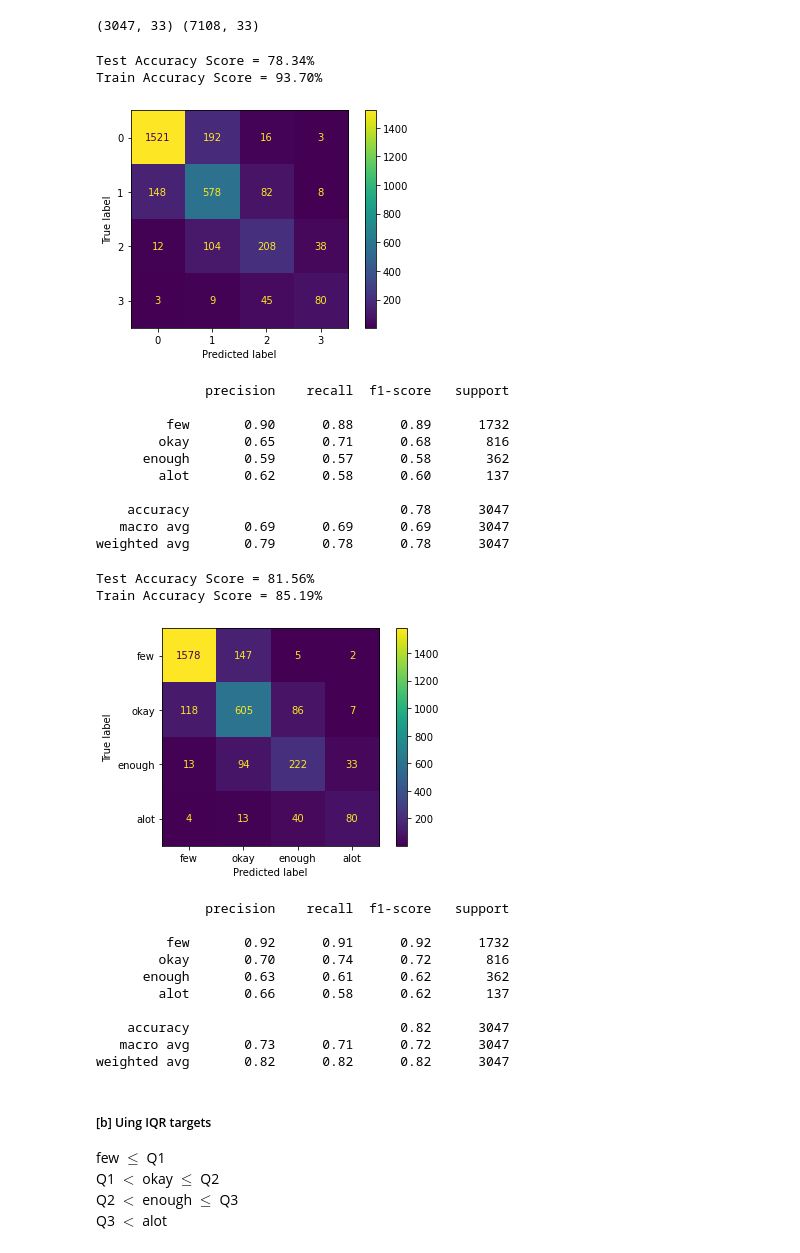
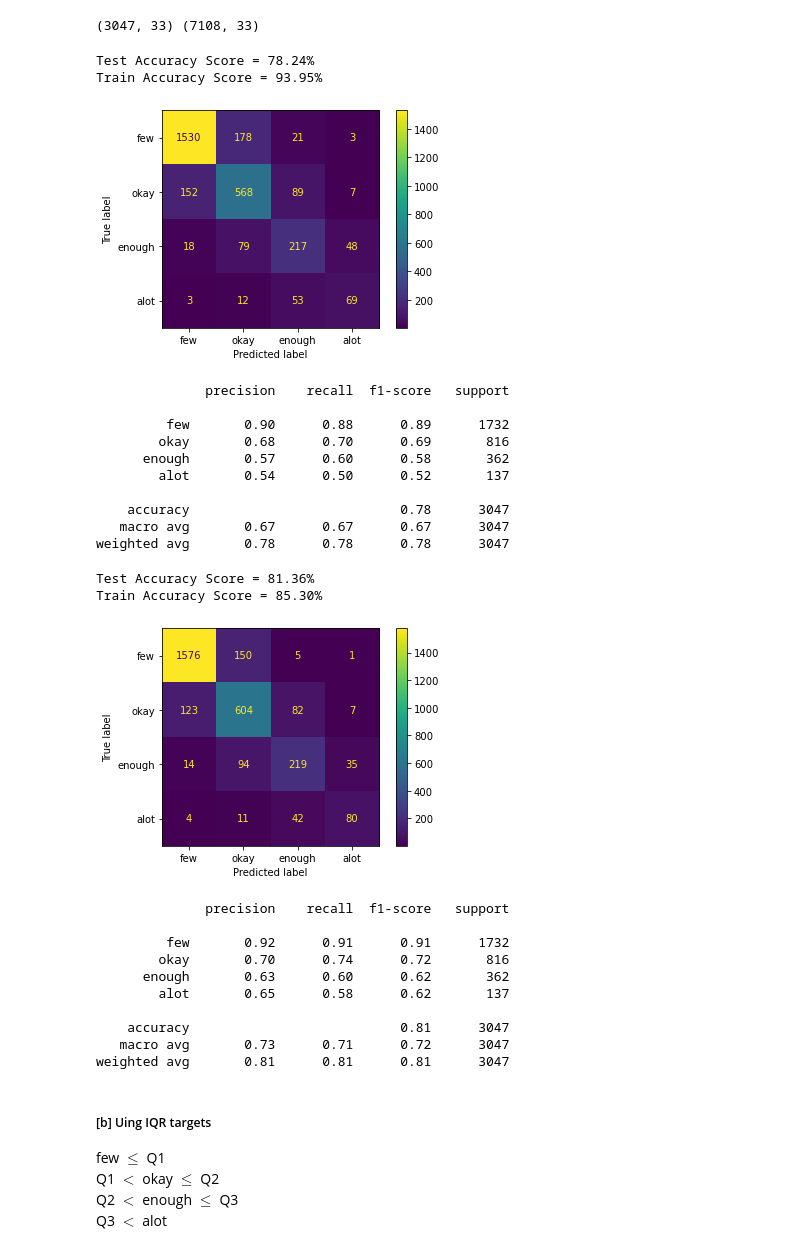
Before and after one commit to annan92419/GaState, a Jupyter notebook: grad_projects/CSC6780 - Data Science/project_main.ipynb, the cells around one changed output. Cells and saved outputs as stored; diff of their text form; code cells hidden in the pictures.

```diff
--- a/grad_projects/CSC6780 - Data Science/project_main.ipynb
+++ b/grad_projects/CSC6780 - Data Science/project_main.ipynb
@@ -514,5 +514,5 @@ __Selection__ <br>
 # %%
-keep = ['year', 'hour', 'season', 'workingday', 'weather', 'atemp', 'humidity', 'count']
+keep = ['year', 'hour', 'season', 'workingday', 'weather', 'temp', 'humidity', 'count']
 eda_df = eda_df[keep]
 eda_df.head()
 # %% [output]
@@ -702,34 +702,34 @@ print(Xtest.shape, Xtrain.shape)
 # %%
 # Decision Tree Classification
 
 treeclf = DecisionTreeClassifier(criterion='gini', max_depth=20, random_state=2)
 treeclf.fit(Xtrain, ytrain)
 ypred_dt = treeclf.predict(Xtest)
 print('Test Accuracy Score = {:.2f}%'.format(accuracy_score(ytest,ypred_dt) * 100) )
 print('Train Accuracy Score = {:.2f}%'.format(accuracy_score(ytrain, treeclf.predict(Xtrain) ) * 100) )
 
 # confusion matrix
 conf_metrix = confusion_matrix(ytest, ypred_dt)
-conf_metrix_display = ConfusionMatrixDisplay(confusion_matrix=conf_metrix)#, display_labels=['few', 'okay', 'enough', 'alot'])
+conf_metrix_display = ConfusionMatrixDisplay(confusion_matrix=conf_metrix, display_labels=['few', 'okay', 'enough', 'alot'])
 conf_metrix_display.plot()
 plt.show()
 
 # evaluation
 print(classification_report(ytest, ypred_dt, target_names=group))
 # %% [output]
-Test Accuracy Score = 78.34%
-Train Accuracy Score = 93.70%
+Test Accuracy Score = 78.24%
+Train Accuracy Score = 93.95%
-[figure, old version]
+[figure, new version]
               precision    recall  f1-score   support
 
          few       0.90      0.88      0.89      1732
-        okay       0.65      0.71      0.68       816
-      enough       0.59      0.57      0.58       362
-        alot       0.62      0.58      0.60       137
+        okay       0.68      0.70      0.69       816
+      enough       0.57      0.60      0.58       362
+        alot       0.54      0.50      0.52       137
 
     accuracy                           0.78      3047
-   macro avg       0.69      0.69      0.69      3047
-weighted avg       0.79      0.78      0.78      3047
+   macro avg       0.67      0.67      0.67      3047
+weighted avg       0.78      0.78      0.78      3047
 # %%
 # K-Nearest Neighbors
 
@@ -748,19 +748,19 @@ plt.show()
 # evaluation
 print(classification_report(ytest, ypred_k, target_names=group))
 # %% [output]
-Test Accuracy Score = 81.56%
-Train Accuracy Score = 85.19%
+Test Accuracy Score = 81.36%
+Train Accuracy Score = 85.30%
 [figure]
               precision    recall  f1-score   support
 
-         few       0.92      0.91      0.92      1732
+         few       0.92      0.91      0.91      1732
         okay       0.70      0.74      0.72       816
-      enough       0.63      0.61      0.62       362
-        alot       0.66      0.58      0.62       137
+      enough       0.63      0.60      0.62       362
+        alot       0.65      0.58      0.62       137
 
-    accuracy                           0.82      3047
+    accuracy                           0.81      3047
    macro avg       0.73      0.71      0.72      3047
-weighted avg       0.82      0.82      0.82      3047
+weighted avg       0.81      0.81      0.81      3047
 # %% [markdown]
 ##### [b] Uing IQR targets
 few $ \leq $ Q1 <br>
```
Also changed, not shown: parts of 8 cells of this notebook, 13 other files.
